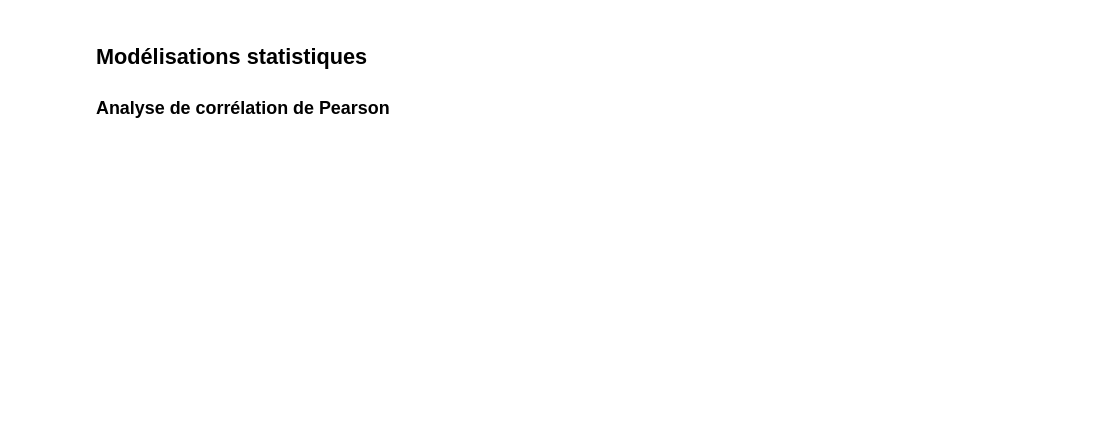
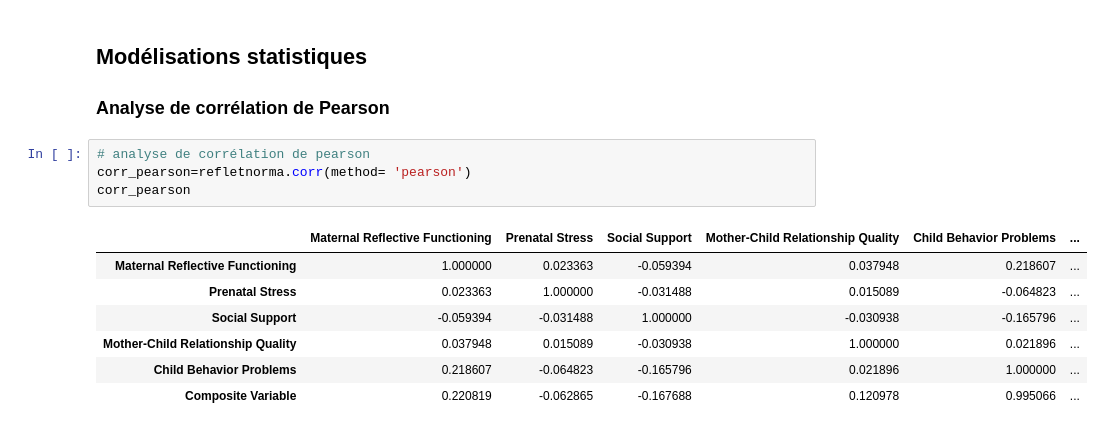
Before and after one commit to Abdiasarsene/Data-analysis, a Jupyter notebook: Analyses des données/maternalrelflective.ipynb, the cells around one changed output. Cells and saved outputs as stored; diff of their text form; blank space fills up the shorter version.

```diff
--- a/Analyses des données/maternalrelflective.ipynb
+++ b/Analyses des données/maternalrelflective.ipynb
@@ -266,3 +288,15 @@ Enfin, le support social est plus prédictif que la qualité de relation prénat
 ## Modélisations statistiques
 
 ### Analyse de corrélation de Pearson
+# %%
+# analyse de corrélation de pearson
+corr_pearson=refletnorma.corr(method= 'pearson')
+corr_pearson
+# %% [output]
+|  | Maternal Reflective Functioning | Prenatal Stress | Social Support | Mother-Child Relationship Quality | Child Behavior Problems | ... |
+| Maternal Reflective Functioning | 1.000000 | 0.023363 | -0.059394 | 0.037948 | 0.218607 | ... |
+| Prenatal Stress | 0.023363 | 1.000000 | -0.031488 | 0.015089 | -0.064823 | ... |
+| Social Support | -0.059394 | -0.031488 | 1.000000 | -0.030938 | -0.165796 | ... |
+| Mother-Child Relationship Quality | 0.037948 | 0.015089 | -0.030938 | 1.000000 | 0.021896 | ... |
+| Child Behavior Problems | 0.218607 | -0.064823 | -0.165796 | 0.021896 | 1.000000 | ... |
+| Composite Variable | 0.220819 | -0.062865 | -0.167688 | 0.120978 | 0.995066 | ... |
```
Also changed, not shown: parts of 10 cells of this notebook, 1 other file.
